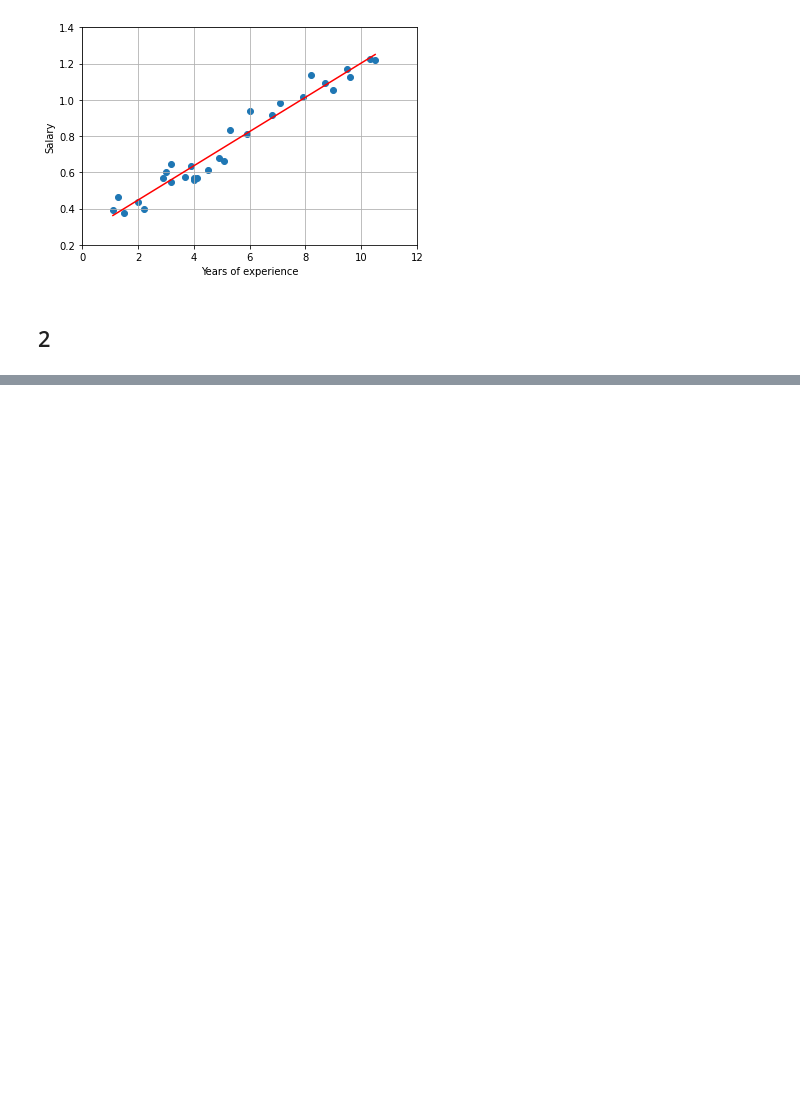
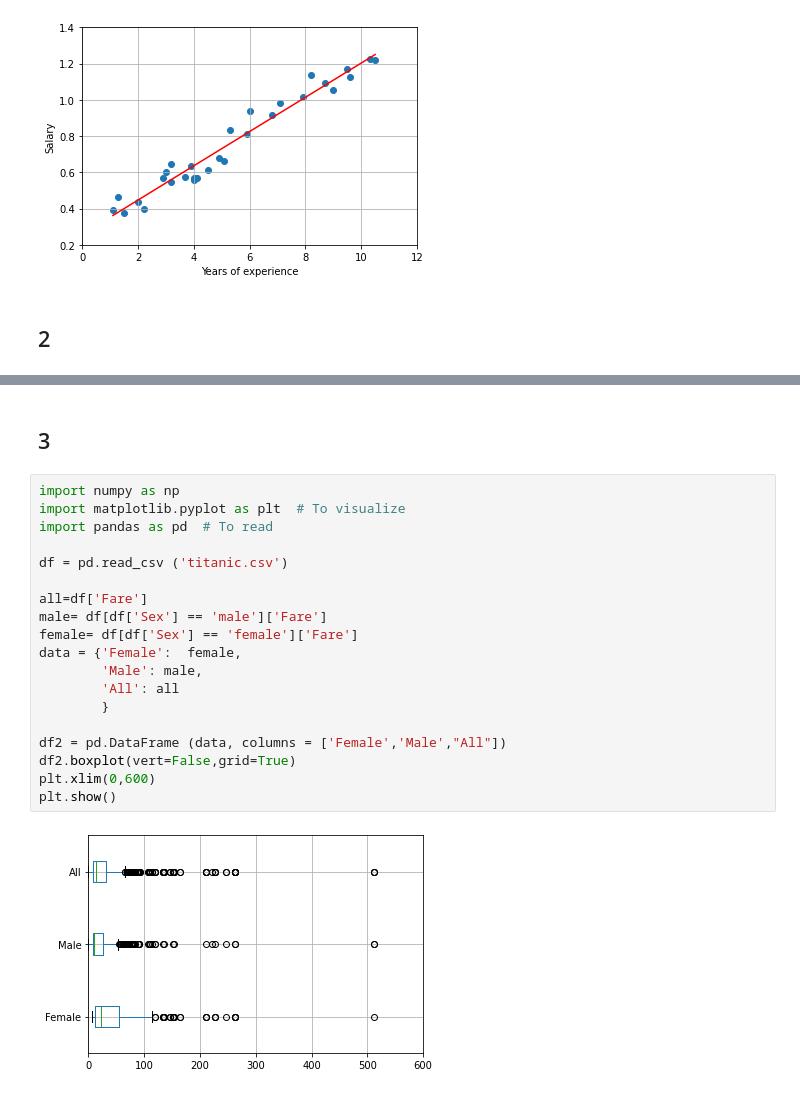
Before and after one commit to eliasdjup/INF161-DataScience-Autumn2020, a Jupyter notebook: Exercise2/Exercise2.ipynb, the cells around one changed output, grey strips where cells are left out. Drawn from its saved outputs; the diff is of its cells as text; blank space fills up the shorter version.

```diff
--- a/Exercise2/Exercise2.ipynb
+++ b/Exercise2/Exercise2.ipynb
@@ -33,0 +49,23 @@ plt.show()
+# %% [markdown]
+## 3
+# %%
+import numpy as np
+import matplotlib.pyplot as plt  # To visualize
+import pandas as pd  # To read
+
+df = pd.read_csv ('titanic.csv')
+
+all=df['Fare']
+male= df[df['Sex'] == 'male']['Fare']
+female= df[df['Sex'] == 'female']['Fare']
+data = {'Female':  female,
+        'Male': male,
+        'All': all
+        }
+
+df2 = pd.DataFrame (data, columns = ['Female','Male',"All"])
+df2.boxplot(vert=False,grid=True)
+plt.xlim(0,600)
+plt.show()
+# %% [output]
+[figure, added]
```
Also changed, not shown: parts of 5 cells of this notebook, 4 other files.
